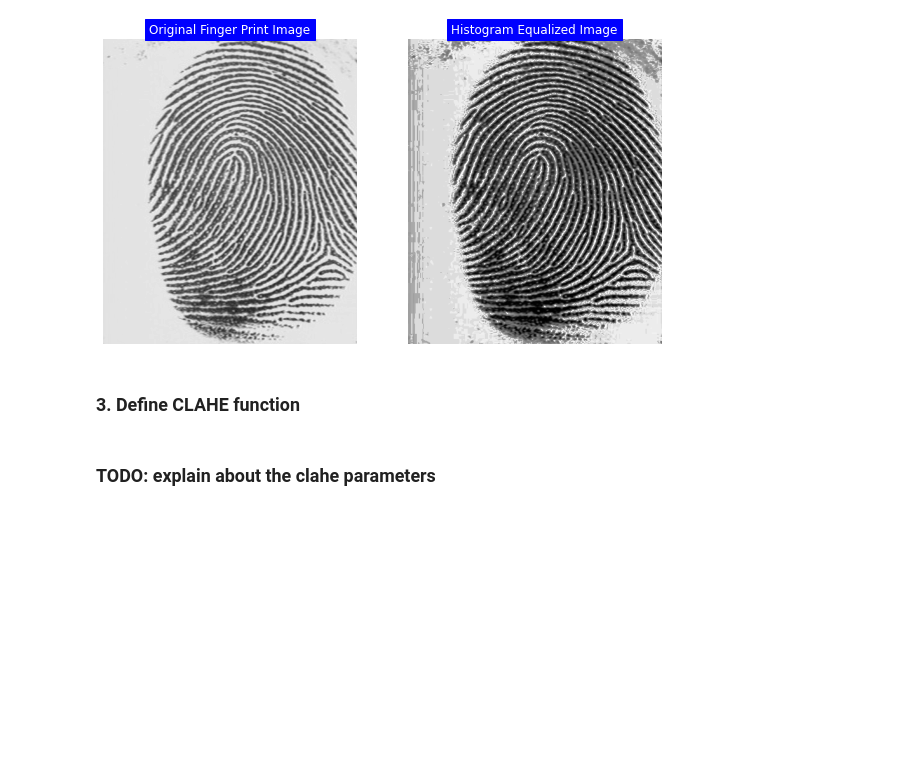
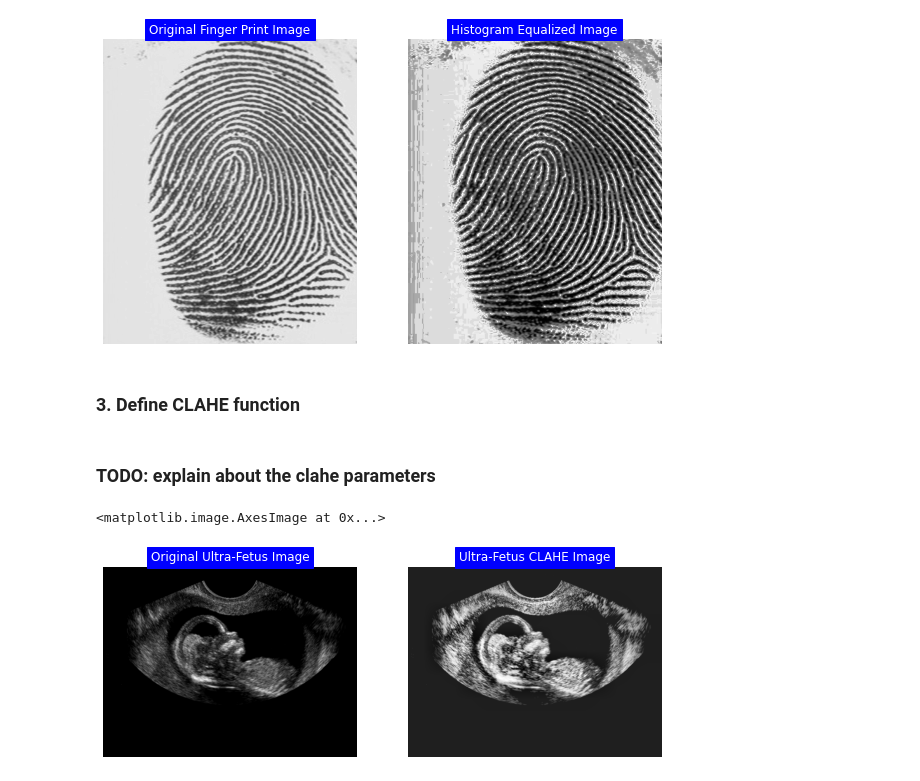
Before and after one commit to zahrasalarian/Digital-Image-Processing-for-Medical-Applications, a Jupyter notebook: HW2/pt-2.ipynb, the cells around one changed output. Cells and saved outputs as stored; diff of their text form; code cells hidden in the pictures; blank space fills up the shorter version.

Commit message:
Adds CLAHE function

```diff
--- a/HW2/pt-2.ipynb
+++ b/HW2/pt-2.ipynb
@@ -76,5 +76,26 @@ ax[1].imshow(hist_equalized_fpring, cmap = 'gray', vmin=0, vmax=2**(hist_equaliz
 # %% [markdown]
 ### TODO: explain about the clahe parameters
 # %%
-def perform_CLAHE(_img, ):
-    clahe = cv2.createCLAHE()
+def perform_CLAHE(_img, _clipLimit, _tileGridSize):
+    clahe = cv2.createCLAHE(clipLimit=_clipLimit, tileGridSize=_tileGridSize)
+    clahe_img = clahe.apply(_img)
+    return clahe_img
+# %%
+ultrafetus_clahe = perform_CLAHE(ultrafetus_img, 30.0, (8, 8))
+# %%
+fig, ax = plt.subplots(1, 2, figsize = (10, 10))
+
+# Plot contrast stretching result
+## disable x & y axis
+ax[0].axis('off')
+ax[0].set_title('Original Ultra-Fetus Image', color='white', backgroundcolor='blue')
+ax[0].imshow(ultrafetus_img, cmap = 'gray', vmin=0, vmax=2**(ultrafetus_img.itemsize*8)-1)
+
+# Plot power law result
+## disable x & y axis
+ax[1].axis('off')
+ax[1].set_title('Ultra-Fetus CLAHE Image', color='white', backgroundcolor='blue')
+ax[1].imshow(ultrafetus_clahe, cmap = 'gray', vmin=0, vmax=2**(ultrafetus_clahe.itemsize*8)-1)
+# %% [output]
+<matplotlib.image.AxesImage at 0x...>
+[figure, added]
```
Also changed, not shown: parts of 2 cells of this notebook.
